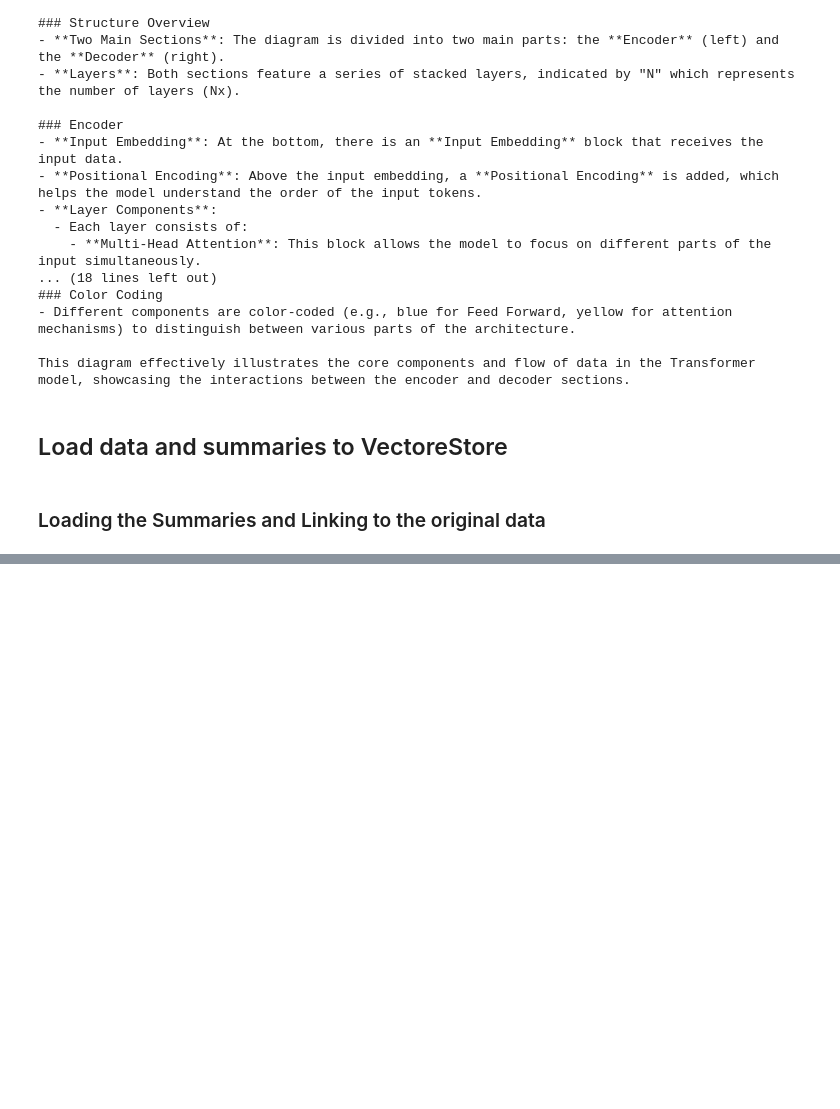
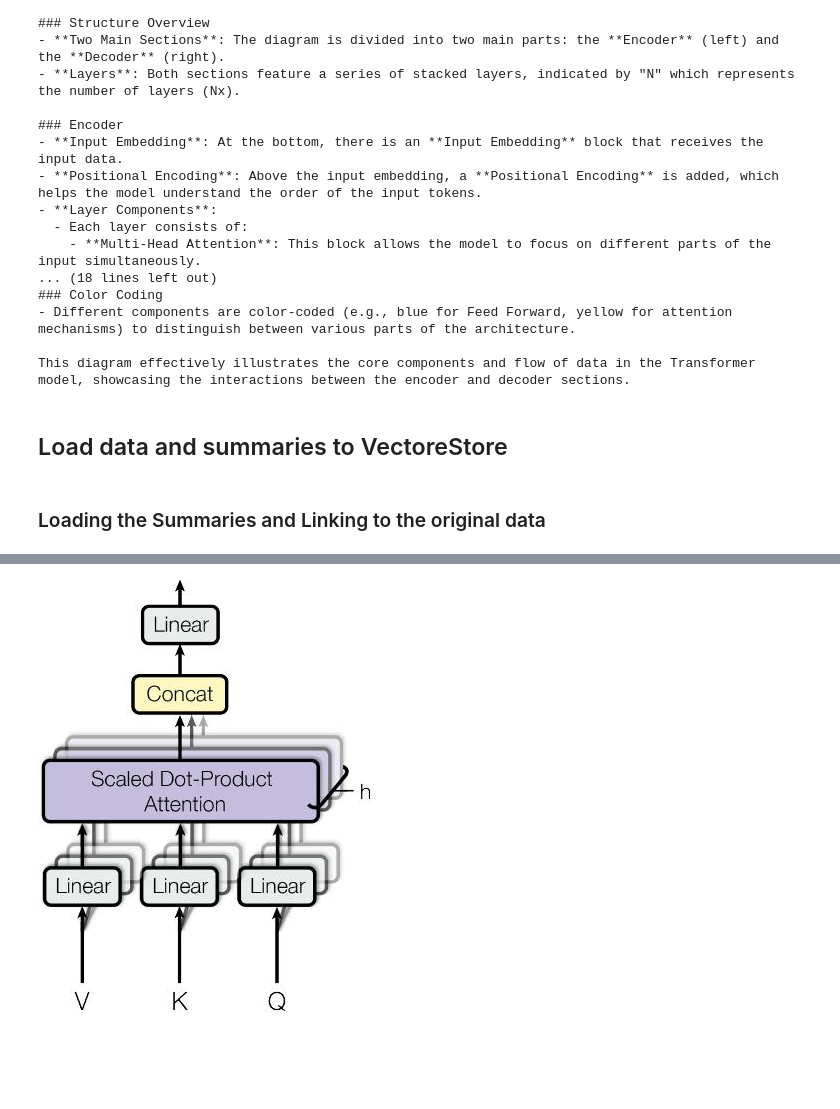
Before and after one commit to theserenecoder/AI_Projects, a Jupyter notebook: rag_test.ipynb, the cells around one changed output, grey strips where cells are left out. Cells and saved outputs as stored; diff of their text form; code cells hidden in the pictures; blank space fills up the shorter version.

```diff
--- a/rag_test.ipynb
+++ b/rag_test.ipynb
@@ -340,11 +340,12 @@ from langchain.retrievers.multi_vector import MultiVectorRetriever
 token = os.getenv('ASTRA_DB_APPLICATION_TOKEN')
 namespace = os.getenv('ASTRA_DB_KEYSPACE')
 endpoint = os.getenv('ASTRA_DB_API_ENDPOINT')
+embedding = OpenAIEmbeddings(model="text-embedding-3-large")
 # %%
 ## The vector store to index the summary chunks
 vector_store = AstraDBVectorStore(
-    embedding=OpenAIEmbeddings(),
-    collection_name="multi_model_rag",
+    embedding=embedding,
+    collection_name="RAG",
     api_endpoint=endpoint,
     token=token,
     namespace=namespace,
@@ -403,4 +406,5 @@ loading_summaries_to_vector_store(retriever,texts,text_summaries)
 loading_summaries_to_vector_store(retriever,images,image_summaries)
 ## Now the retriever is ready to use
 # %%
-doc = retriever.invoke("What is multihead attention?")
+doc = retriever.invoke("Explain scaled dot-product attention?")
+doc
@@ -407,3 +437,7 @@ doc = retriever.invoke("What is multihead attention?")
+# %%
+display_base64_image(doc[2])
+# %% [output]
+[figure, added]
 # %%
 for d in doc:
     print(d)
```
Also changed, not shown: parts of 9 cells of this notebook.
